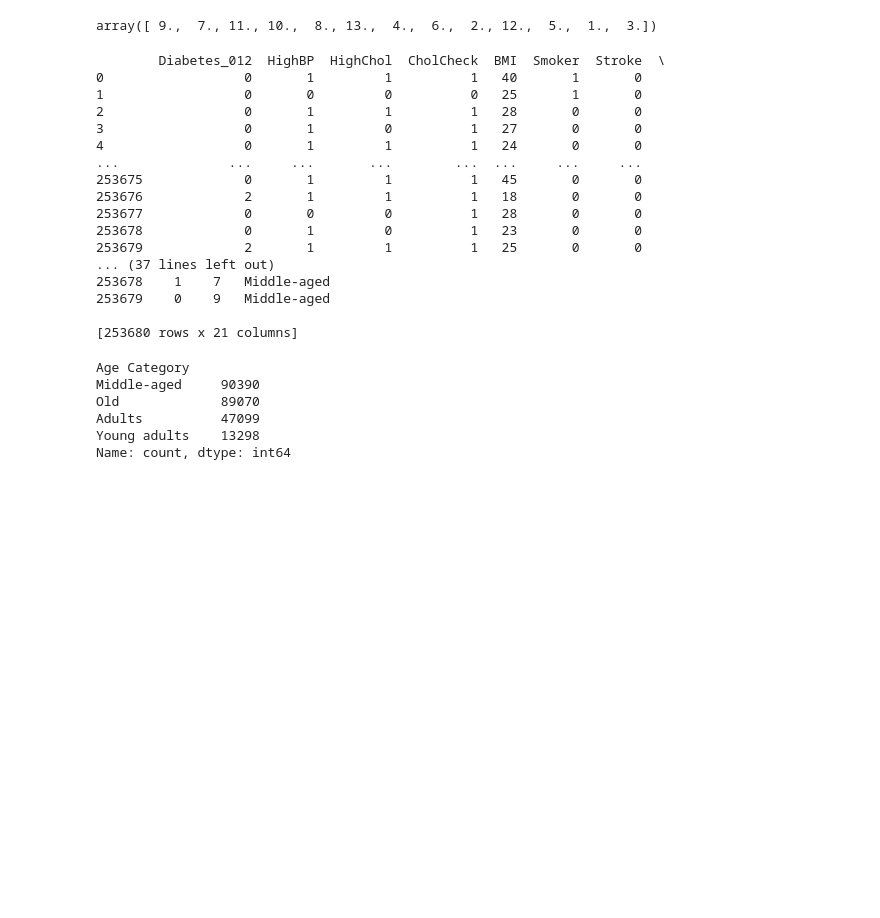
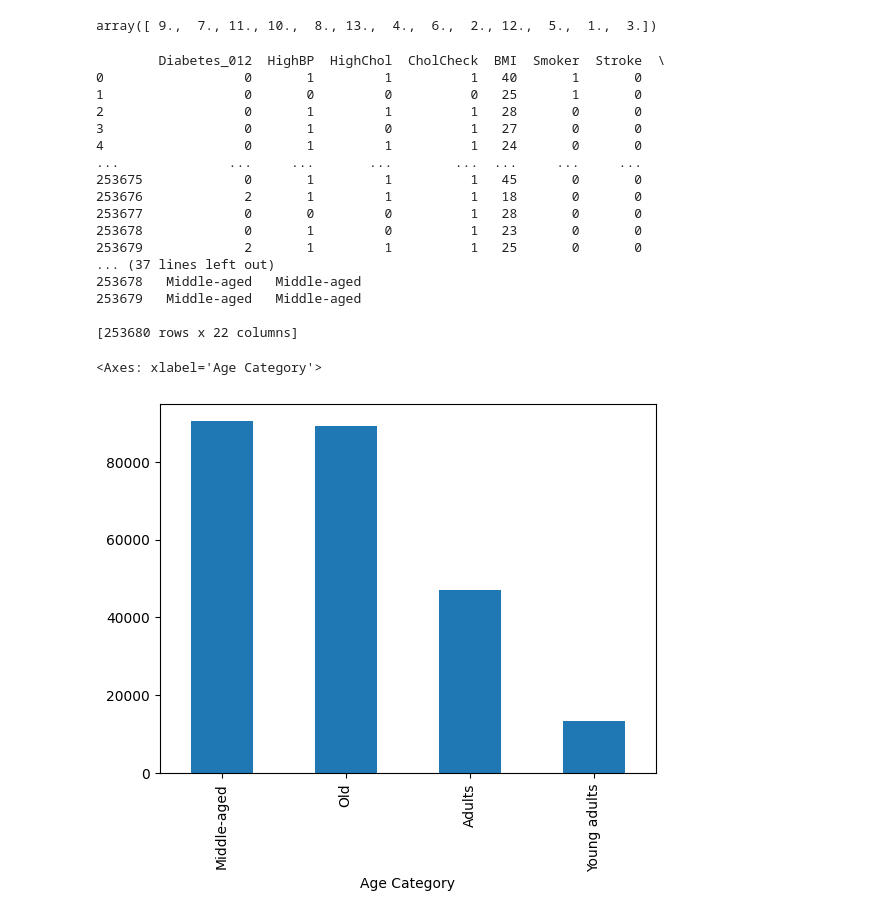
Before and after one commit to akhilnazim0/Data-Science-Project, a Jupyter notebook: Data_Science_Project_.ipynb, the cells around one changed output. Drawn from its saved outputs; the diff is of its cells as text; code cells hidden in the pictures; blank space fills up the shorter version.

Commit message:
grouping age and turn into 4 category

```diff
--- a/Data_Science_Project_.ipynb
+++ b/Data_Science_Project_.ipynb
@@ -201,7 +201,6 @@ df_f['Age'].unique()
 # %% [output]
 array([ 9.,  7., 11., 10.,  8., 13.,  4.,  6.,  2., 12.,  5.,  1.,  3.])
 # %%
-# Define a dictionary to map age codes to age categories
 # Define the mapping dictionary for age categories
 age_category_map = {
     1: 'Young adults',
@@ -218,8 +217,8 @@ age_category_map = {
     13: 'Old'
 }
 
-# Map the age codes to age categories
-df_f['Age Category'] = df_f['Age'].map(age_category_map)
+#the age codes to age categories
+df_f['Age_Category'] = df_f['Age'].map(age_category_map)
 
 # Display the updated DataFrame
 print(df_f)
@@ -237,16 +236,12 @@ print(df_f)
 253678             0       1         0          1   23       0       0
 253679             2       1         1          1   25       0       0
 ... (37 lines left out)
-253678    1    7   Middle-aged
-253679    0    9   Middle-aged
+253678   Middle-aged   Middle-aged
+253679   Middle-aged   Middle-aged
 
-[253680 rows x 21 columns]
+[253680 rows x 22 columns]
 # %%
-df_f['Age Category'].value_counts()
+df_f['Age Category'].value_counts().plot(kind='bar')
 # %% [output]
-Age Category
-Middle-aged     90390
-Old             89070
-Adults          47099
-Young adults    13298
-Name: count, dtype: int64
+<Axes: xlabel='Age Category'>
+[figure, added]
```
